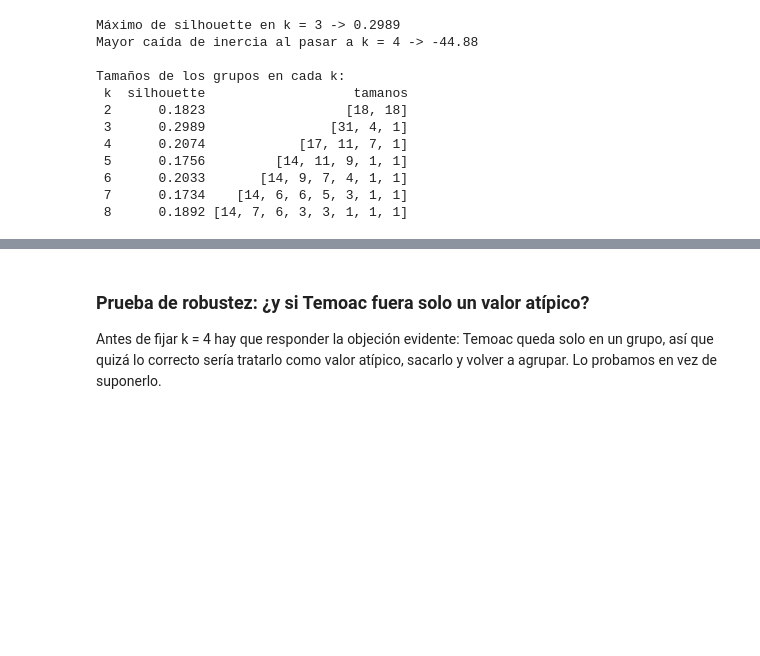
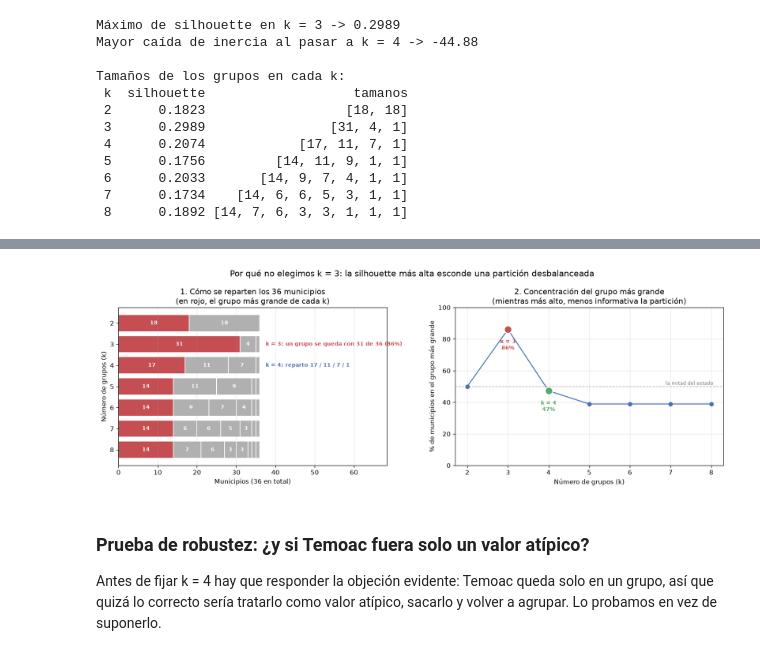
Before and after one commit to JuanDiazPro/perfil-economico-municipios-mx, a Jupyter notebook: notebook/analisis_datos_publicos.ipynb, the cells around one changed output, grey strips where cells are left out. Cells and saved outputs as stored; diff of their text form; code cells hidden in the pictures; blank space fills up the shorter version.

Commit message:
feat: graficas adicionales y mapa interactivo

```diff
--- a/notebook/analisis_datos_publicos.ipynb
+++ b/notebook/analisis_datos_publicos.ipynb
@@ -1242,3 +1249,68 @@ Tamaños de los grupos en cada k:
+# %%
+# Recalculamos el reparto de municipios para cada k. Misma semilla que el
+# resto del notebook, así que estos tamaños son los de la tabla metricas_k.
+tamanos_por_k = {}
+for k in range(2, 9):
+    etiquetas_tmp = KMeans(n_clusters=k, random_state=42, n_init=10).fit_predict(X_scaled)
+    tamanos_por_k[k] = sorted(pd.Series(etiquetas_tmp).value_counts().tolist(), reverse=True)
+
+ks = list(tamanos_por_k)
+n_mun = len(df_mun)
+
+fig, axes = plt.subplots(1, 2, figsize=(14, 5))
+
+# Panel 1: barra apilada por k. El grupo mas grande va en rojo para que se
+# vea de un vistazo cuanto acapara; los demas en gris.
+for k in ks:
+    izquierda = 0
+    for posicion, tam in enumerate(tamanos_por_k[k]):
+        axes[0].barh(k, tam, left=izquierda,
+                     color='#C44E52' if posicion == 0 else '#B0B0B0',
+                     edgecolor='white', linewidth=1.2)
+        if tam >= 3:
+            axes[0].text(izquierda + tam / 2, k, str(tam), ha='center', va='center',
+                         fontsize=8.5, color='white', fontweight='bold')
+        izquierda += tam
+
+axes[0].set_yticks(ks)
+axes[0].invert_yaxis()
+axes[0].set_xlim(0, n_mun * 1.9)
+axes[0].set_ylabel('Número de grupos (k)')
+axes[0].set_xlabel(f'Municipios ({n_mun} en total)')
+axes[0].set_title('1. Cómo se reparten los 36 municipios\n(en rojo, el grupo más grande de cada k)')
+axes[0].grid(axis='y', visible=False)
+
+# Anotamos los dos candidatos en disputa
+axes[0].text(n_mun + 1.5, 3, 'k = 3: un grupo se queda con 31 de 36 (86%)',
+             va='center', fontsize=8.5, color='#C44E52', fontweight='bold')
+axes[0].text(n_mun + 1.5, 4, 'k = 4: reparto 17 / 11 / 7 / 1',
+             va='center', fontsize=8.5, color='#4C72B0', fontweight='bold')
+
+# Panel 2: que tanto acapara el grupo mas grande, en porcentaje.
+pct_mayor = [100 * tamanos_por_k[k][0] / n_mun for k in ks]
+axes[1].plot(ks, pct_mayor, marker='o', color='#4C72B0', zorder=3)
+axes[1].axhline(50, color='#B0B0B0', linestyle='--', linewidth=1)
+axes[1].text(8.05, 51, 'la mitad del estado', fontsize=7.5, color='#7A7A7A', ha='right')
+
+for k, color in [(3, '#C44E52'), (4, '#55A868')]:
+    pct = 100 * tamanos_por_k[k][0] / n_mun
+    axes[1].scatter([k], [pct], s=140, color=color, zorder=4, edgecolor='white', linewidth=1.5)
+    axes[1].annotate(f'k = {k}\n{pct:.0f}%', (k, pct), xytext=(0, -32),
+                     textcoords='offset points', ha='center', fontsize=8.5,
+                     color=color, fontweight='bold')
+
+axes[1].set_xlabel('Número de grupos (k)')
+axes[1].set_ylabel('% de municipios en el grupo más grande')
+axes[1].set_title('2. Concentración del grupo más grande\n(mientras más alto, menos informativa la partición)')
+axes[1].set_ylim(0, 100)
+
+fig.suptitle('Por qué no elegimos k = 3: la silhouette más alta esconde una partición desbalanceada',
+             fontsize=13)
+plt.tight_layout()
+plt.savefig(RUTA_IMAGENES / 'grafica_3b_tamanos_por_k.png', bbox_inches='tight')
+plt.show()
+# %% [output]
+[figure, added]
 # %% [markdown]
 ### Prueba de robustez: ¿y si Temoac fuera solo un valor atípico?
 
```
Also changed, not shown: parts of 10 cells of this notebook, 7 other files.
